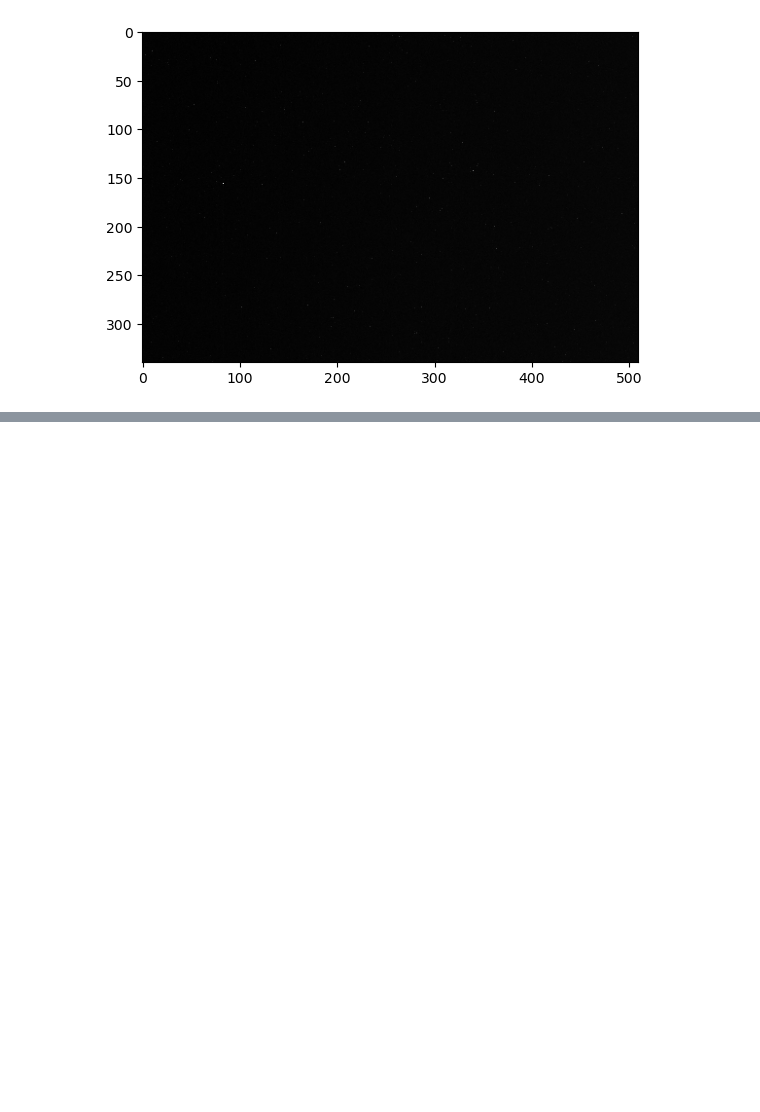
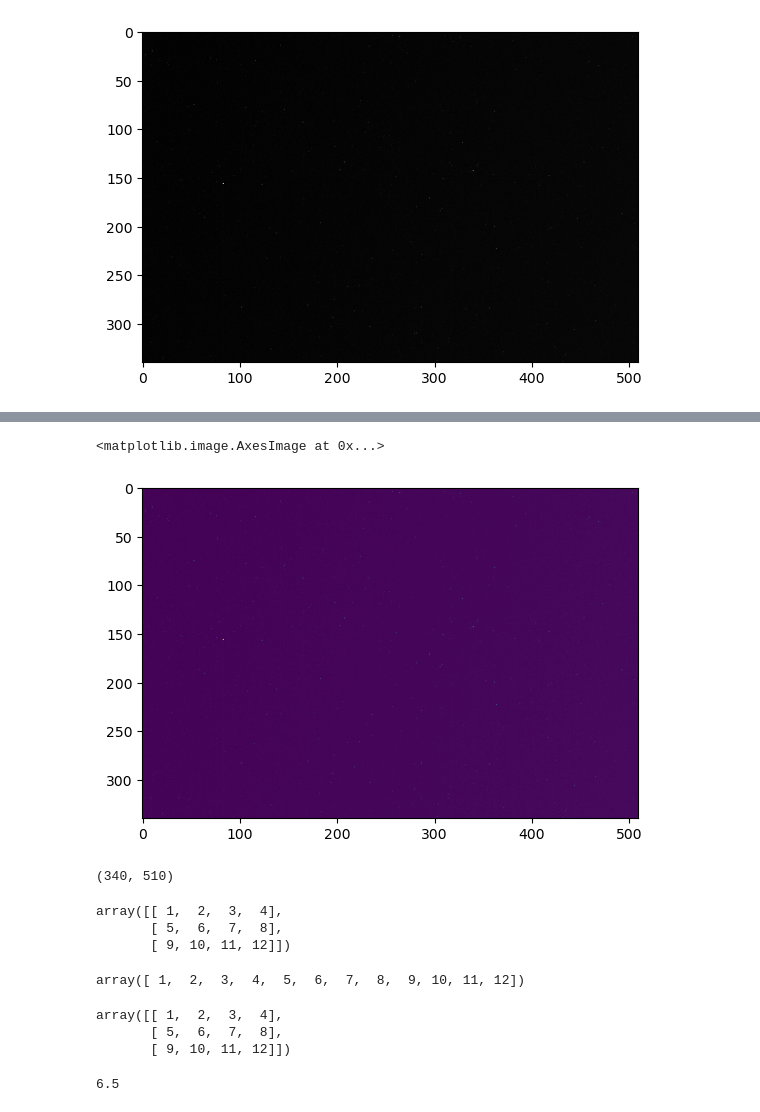
Before and after one commit to odroseroc/ct_reconstruction_project, a Jupyter notebook: notebooks/calibration_algorithms.ipynb, the cells around one changed output, grey strips where cells are left out. Drawn from its saved outputs; the diff is of its cells as text; code cells hidden in the pictures; blank space fills up the shorter version.

```diff
--- a/notebooks/calibration_algorithms.ipynb
+++ b/notebooks/calibration_algorithms.ipynb
@@ -38,0 +62,52 @@ array([[0.08353337, 0.04608737, 0.02640422, ..., 0.02544407, 0.0268843 ,
+# %%
+def median_pixel_basis(imgs: list[np.ndarray]) -> np.ndarray:
+    """
+    Determines the median value of a set of images, on a pixel by pixel basis.
+
+    Parameters
+    ----------
+    imgs: list[np.ndarray]
+        The images used to compute the median.
+
+    Return
+    ------
+    np.ndarray
+        An image whose pixels are the median values of the original images.
+    """
+    if not(all(im.shape==imgs[0].shape for im in imgs)):
+        raise Exception('The images have different sizes.')
+
+    original_shape = imgs[0].shape
+    imgs = np.vstack([im.reshape((1,-1)) for im in imgs])
+    return np.median(imgs, axis=0).reshape(original_shape)
+# %%
+master_dark = median_pixel_basis(frames)
+plt.imshow(master_dark)
+# %% [output]
+<matplotlib.image.AxesImage at 0x...>
+[figure, added]
+# %%
+frames[0].shape
+# %% [output]
+(340, 510)
+# %%
+arr = np.array([[1,2,3,4],[5,6,7,8],[9,10,11,12]])
+arr
+# %% [output]
+array([[ 1,  2,  3,  4],
+       [ 5,  6,  7,  8],
+       [ 9, 10, 11, 12]])
+# %%
+arr.reshape(-1)
+# %% [output]
+array([ 1,  2,  3,  4,  5,  6,  7,  8,  9, 10, 11, 12])
+# %%
+arr.reshape((3,-1))
+# %% [output]
+array([[ 1,  2,  3,  4],
+       [ 5,  6,  7,  8],
+       [ 9, 10, 11, 12]])
+# %%
+np.median(arr)
+# %% [output]
+6.5
```
Also changed, not shown: parts of 9 cells of this notebook, 2 other files.
